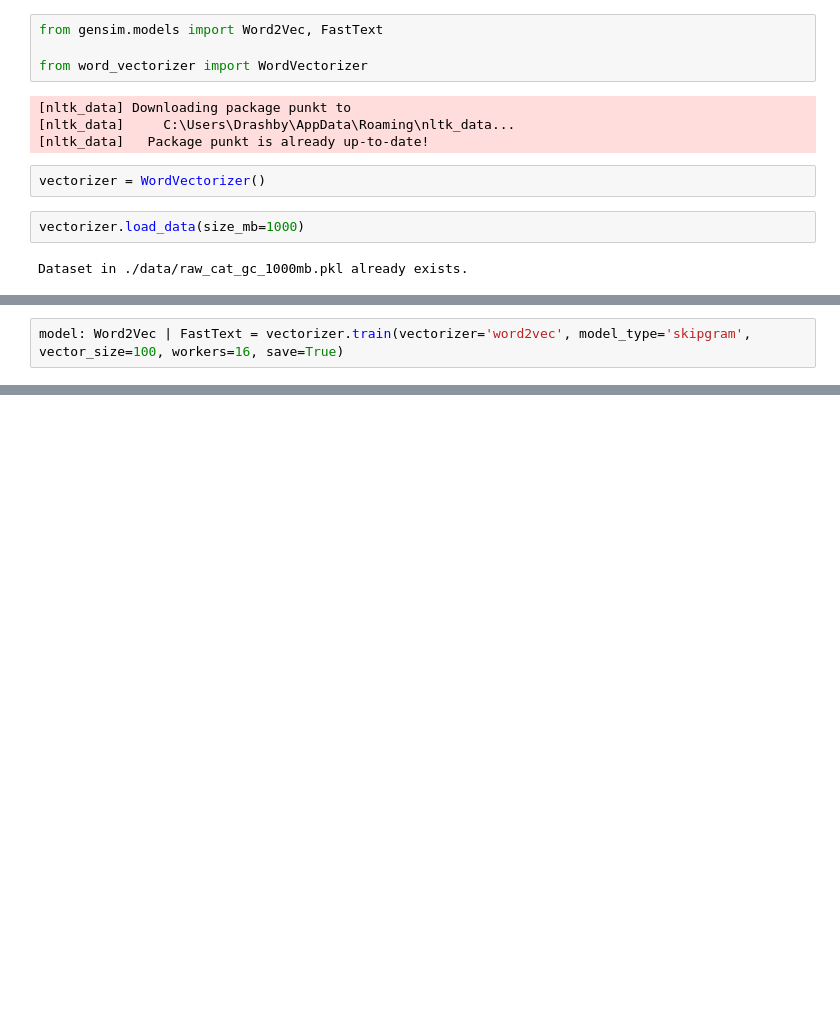
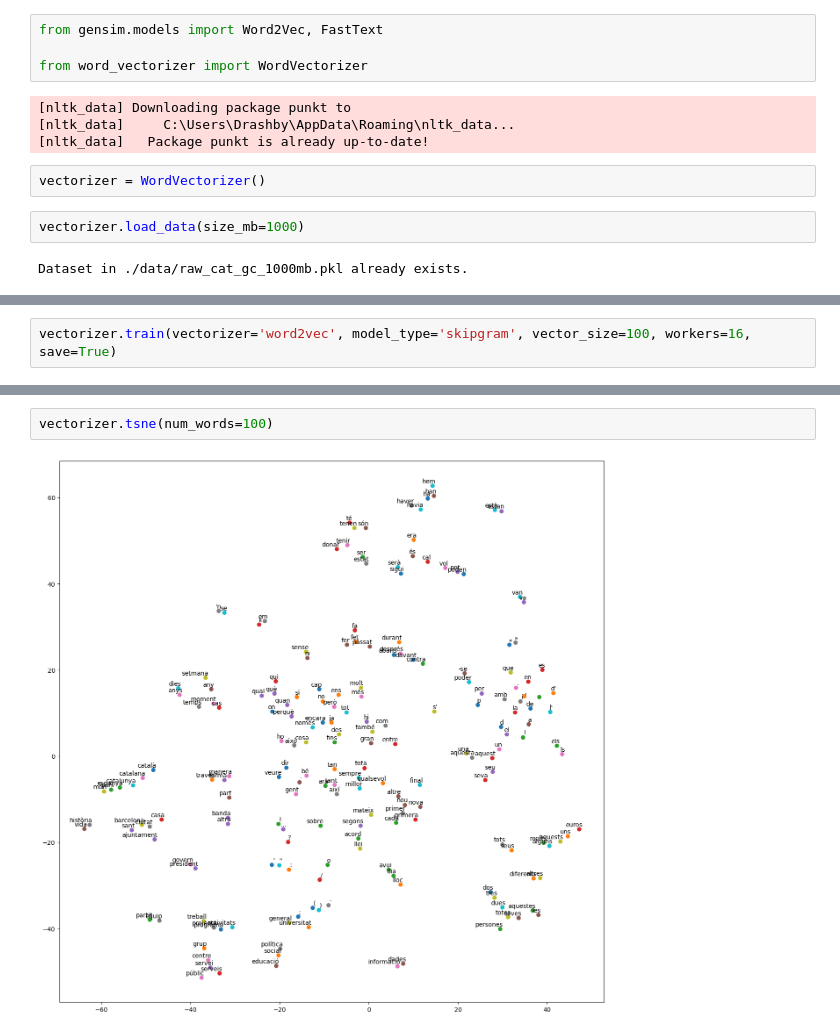
Before and after one commit to pauhidalgoo/word-embeddings, a Jupyter notebook: part1.ipynb, the cells around one changed output, grey strips where cells are left out. Saved outputs shown, nothing was run; the diff lists cells and outputs as text; blank space fills up the shorter version.

```diff
--- a/part1.ipynb
+++ b/part1.ipynb
@@ -20,3 +19,3 @@ Tokenized 420500/420088 texts with spacy.
 # %%
-model: Word2Vec | FastText = vectorizer.train(vectorizer='word2vec', model_type='skipgram', vector_size=100, workers=16, save=True)
+vectorizer.train(vectorizer='word2vec', model_type='skipgram', vector_size=100, workers=16, save=True)
 # %% [output]
@@ -43,3 +40,7 @@ metrics
 (PearsonRResult(statistic=0.5314063332433877, pvalue=2.751945461367886e-17),
  SignificanceResult(statistic=0.5576091637094459, pvalue=3.282086434342122e-19),
  1.3574660633484164)
+# %%
+vectorizer.tsne(num_words=100)
+# %% [output]
+[figure, added]
```
Also changed, not shown: parts of 4 cells of this notebook, 1 other file.
